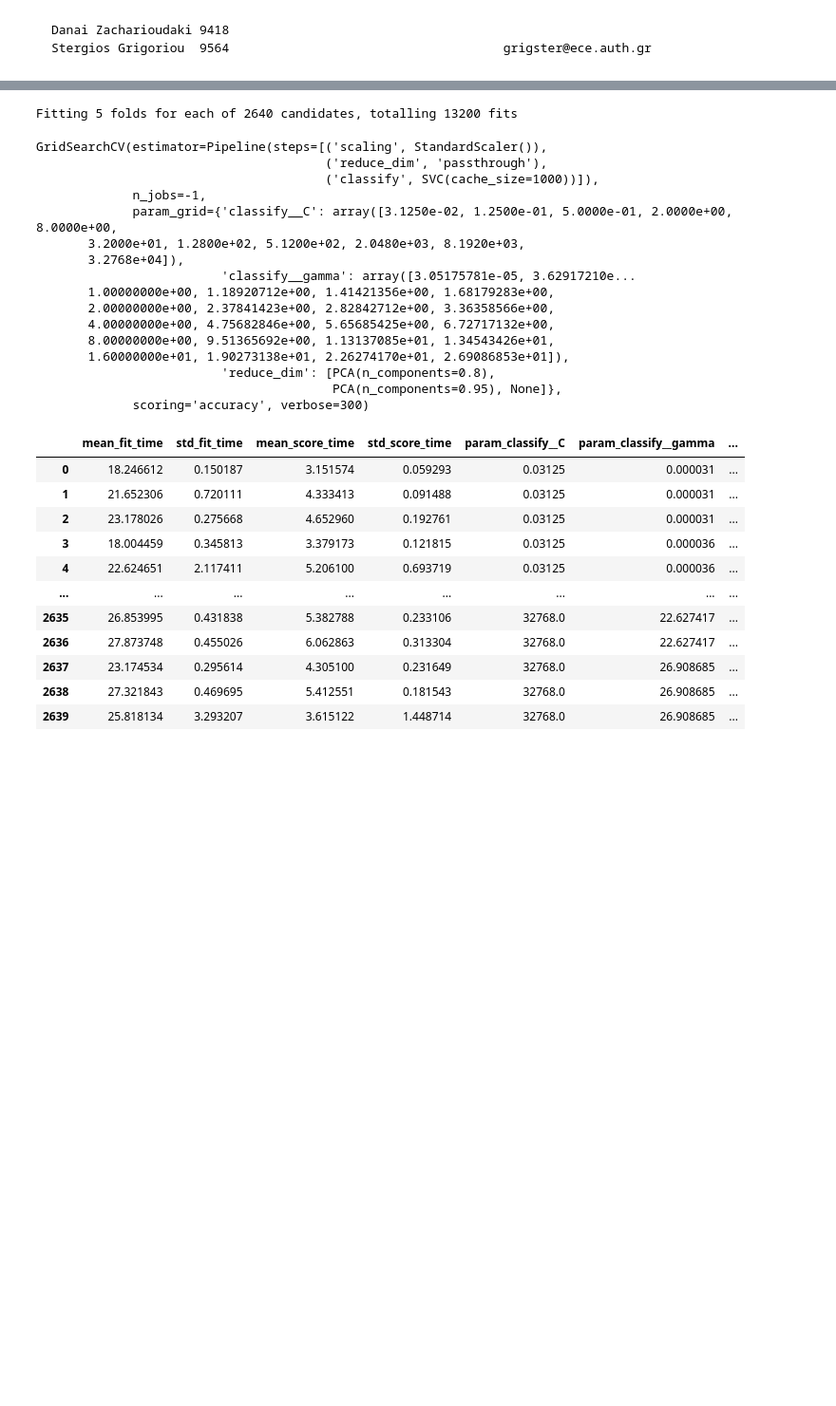
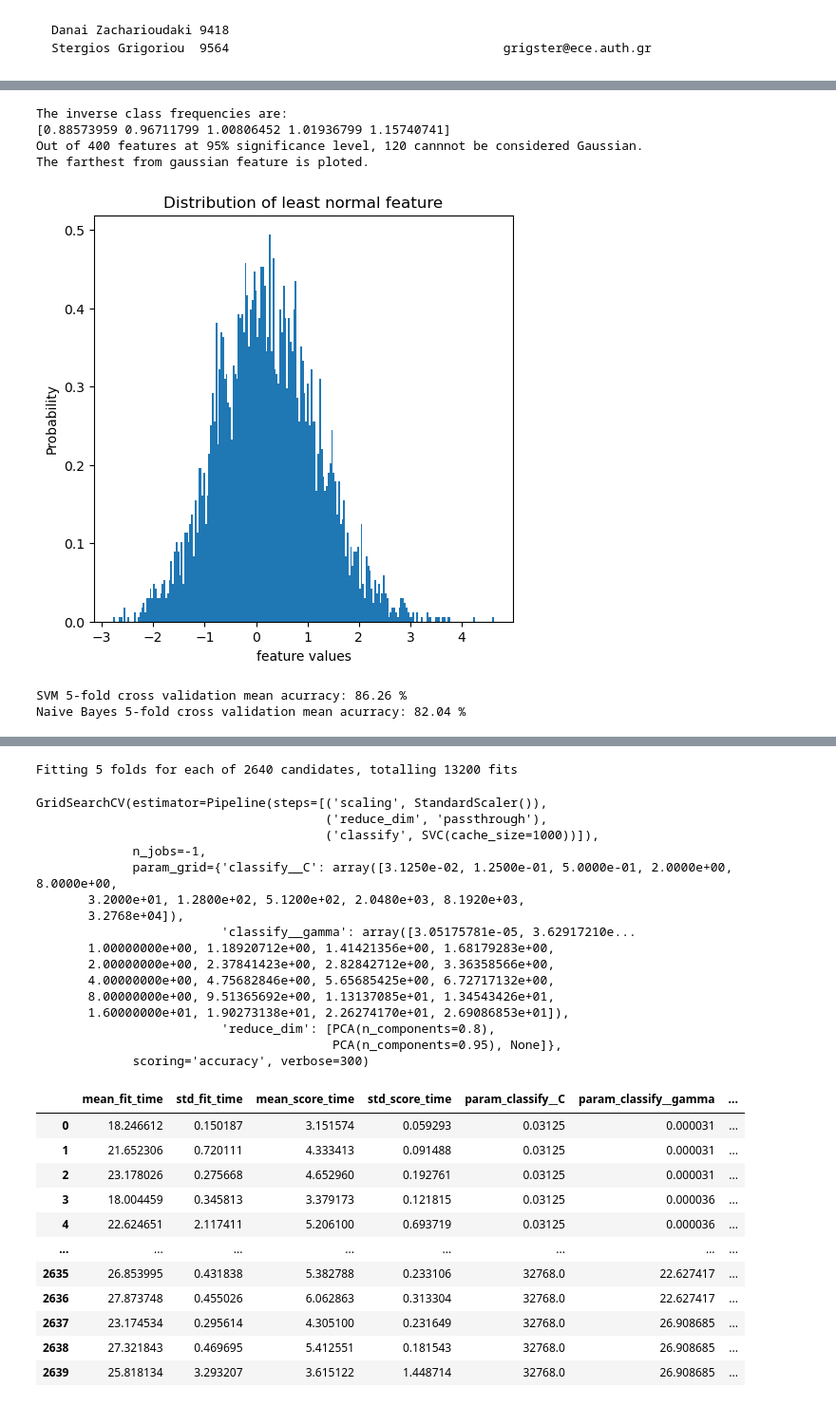
Before and after one commit to 6ri5ter/pattern_recognition, a Jupyter notebook: Team1-D.ipynb, the cells around one changed output, grey strips where cells are left out. Shown at 95% size. Saved outputs shown, nothing was run; the diff lists cells and outputs as text; code cells hidden in the pictures; blank space fills up the shorter version.

```diff
--- a/Team1-D.ipynb
+++ b/Team1-D.ipynb
@@ -211,0 +159,35 @@ X_train, X_val, y_train, y_val = train_test_split(X,y, test_size=0.2, random_sta
+# %%
+#Dealing with outliers
+class_weights = compute_sample_weight('balanced', y)
+scaler = StandardScaler()#scaling data
+X_s = scaler.fit_transform(X)
+print('The inverse class frequencies are:')
+print(np.unique(class_weights))
+pca = PCA(n_components=400)
+X_pca = pca.fit_transform(X_s)
+X_back = pca.inverse_transform(X_pca)
+rec_errors = np.linalg.norm(X_pca - X_back, axis=1)
+threshold_pca = np.percentile(rec_errors, 99)#discarding 1% of the sample
+outliers_pca = X[rec_errors > threshold_pca]
+sw_stat = np.zeros((400,))
+X_wo = X_s[rec_errors<threshold_pca]
+#Testing for gaussianity
+p_val = sw_stat
+for i in range(len(sw_stat)):
+    sw_stat[i], p_val[i] = stats.shapiro(X_wo[:, i])
+#sw_stat and p_val are the same
+print('Out of 400 features at 95%% significance level, %d cannnot be considered Gaussian.' % int(
+    np.sum((sw_stat < 0.05))))
+print('The farthest from gaussian feature is ploted.')
+figS,axS = plt.subplots(1,1,layout='constrained',figsize=(5,5))
+plt.hist(X[:,int(np.argmin(p_val))],220,density=True)
+plt.title('Distribution of least normal feature')
+plt.xlabel('feature values')
+plt.ylabel('Probability')
+plt.show()
+# %% [output]
+The inverse class frequencies are:
+[0.88573959 0.96711799 1.00806452 1.01936799 1.15740741]
+Out of 400 features at 95% significance level, 120 cannnot be considered Gaussian.
+The farthest from gaussian feature is ploted.
+[figure, added]
@@ -211,0 +213,6 @@ X_train, X_val, y_train, y_val = train_test_split(X,y, test_size=0.2, random_sta
+# %%
+print('SVM 5-fold cross validation mean acurracy: %.2f %%'%(np.mean(acc_SVM)*100))
+print('Naive Bayes 5-fold cross validation mean acurracy: %.2f %%'%(np.mean(acc_same)*100))
+# %% [output]
+SVM 5-fold cross validation mean acurracy: 86.26 %
+Naive Bayes 5-fold cross validation mean acurracy: 82.04 %
```
Also changed, not shown: parts of 36 cells of this notebook, 1 other file.
